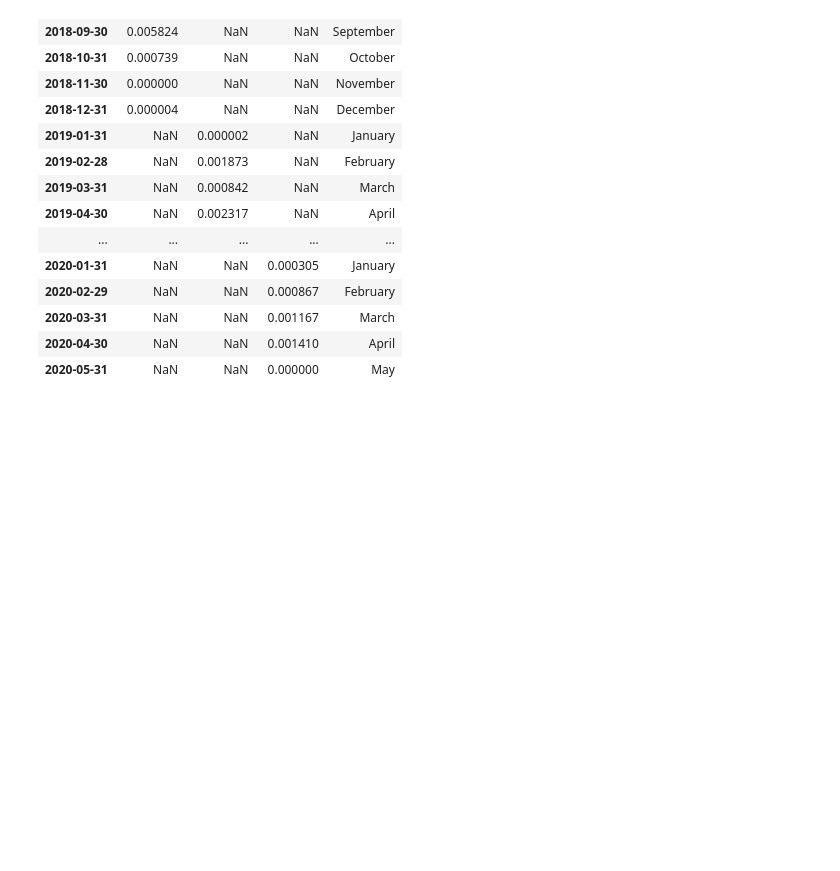
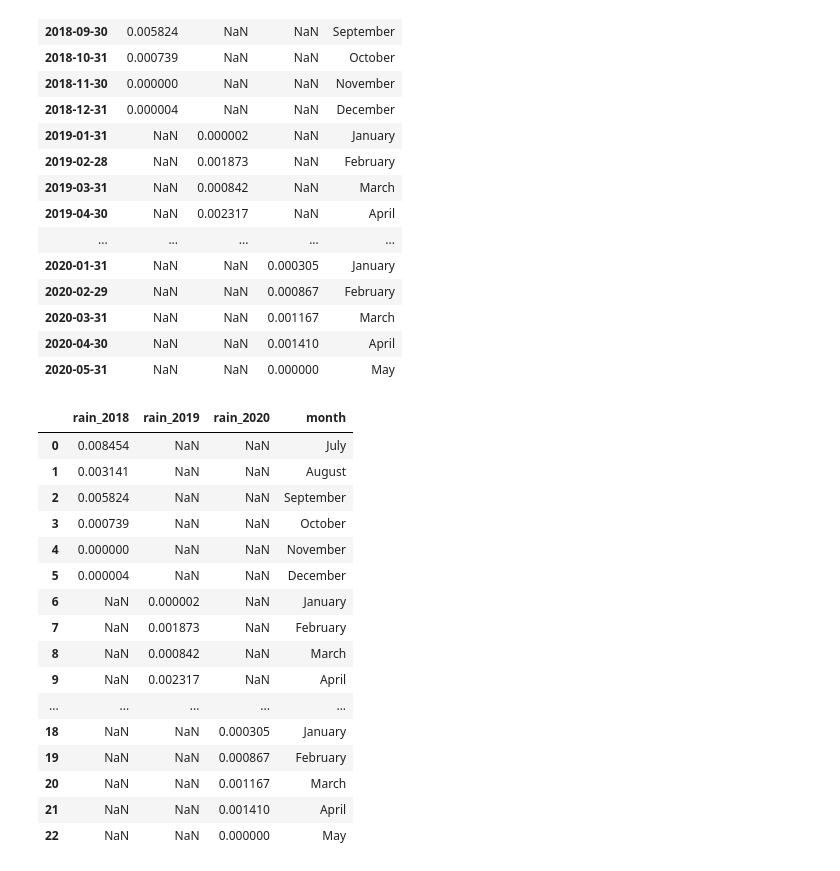
Before and after one commit to mietekdom/Nepal---Solar-Radiation-Measurments, a Jupyter notebook: Nepal_solar_radiation.ipynb, the cells around one changed output. Drawn from its saved outputs; the diff is of its cells as text; code cells hidden in the pictures; blank space fills up the shorter version.

```diff
--- a/Nepal_solar_radiation.ipynb
+++ b/Nepal_solar_radiation.ipynb
@@ -103,8 +103,8 @@ rain_2019_month
 | 2019-11-30 | 0.000000 |
 | 2019-12-31 | 0.000054 |
 # %%
-rain_all = pd.concat(objs=[rain_2018_month, rain_2019_month, rain_2020_month], axis=1)
-rain_all
+rain_all_row = pd.concat(objs=[rain_2018_month, rain_2019_month, rain_2020_month], axis=1)
+rain_all_row
 # %% [output]
 |  | rain_2018 | rain_2019 | rain_2020 |
 | time |  |  |  |
@@ -128,8 +128,8 @@ rain_all
 month = ['July','August', 'September', 'October', 'November', 'December', 'January', 'February', 'March', 'April', 'May', 'June', 'July',
          'August', 'September', 'October', 'November', 'December', 'January', 'February', 'March', 'April', 'May']
 colums = []
-rain_all['month'] = month
-rain_all
+rain_all_row['month'] = month
+rain_all_row
 # %% [output]
 |  | rain_2018 | rain_2019 | rain_2020 | month |
 | time |  |  |  |  |
@@ -149,3 +149,25 @@ rain_all
 | 2020-03-31 | NaN | NaN | 0.001167 | March |
 | 2020-04-30 | NaN | NaN | 0.001410 | April |
 | 2020-05-31 | NaN | NaN | 0.000000 | May |
+# %%
+rain_all = rain_all_row.reset_index()
+rain_2018_2020 = rain_all.iloc[:, [1,2,3,4]]
+rain_2018_2020
+# %% [output]
+|  | rain_2018 | rain_2019 | rain_2020 | month |
+| 0 | 0.008454 | NaN | NaN | July |
+| 1 | 0.003141 | NaN | NaN | August |
+| 2 | 0.005824 | NaN | NaN | September |
+| 3 | 0.000739 | NaN | NaN | October |
+| 4 | 0.000000 | NaN | NaN | November |
+| 5 | 0.000004 | NaN | NaN | December |
+| 6 | NaN | 0.000002 | NaN | January |
+| 7 | NaN | 0.001873 | NaN | February |
+| 8 | NaN | 0.000842 | NaN | March |
+| 9 | NaN | 0.002317 | NaN | April |
+| ... | ... | ... | ... | ... |
+| 18 | NaN | NaN | 0.000305 | January |
+| 19 | NaN | NaN | 0.000867 | February |
+| 20 | NaN | NaN | 0.001167 | March |
+| 21 | NaN | NaN | 0.001410 | April |
+| 22 | NaN | NaN | 0.000000 | May |
```
